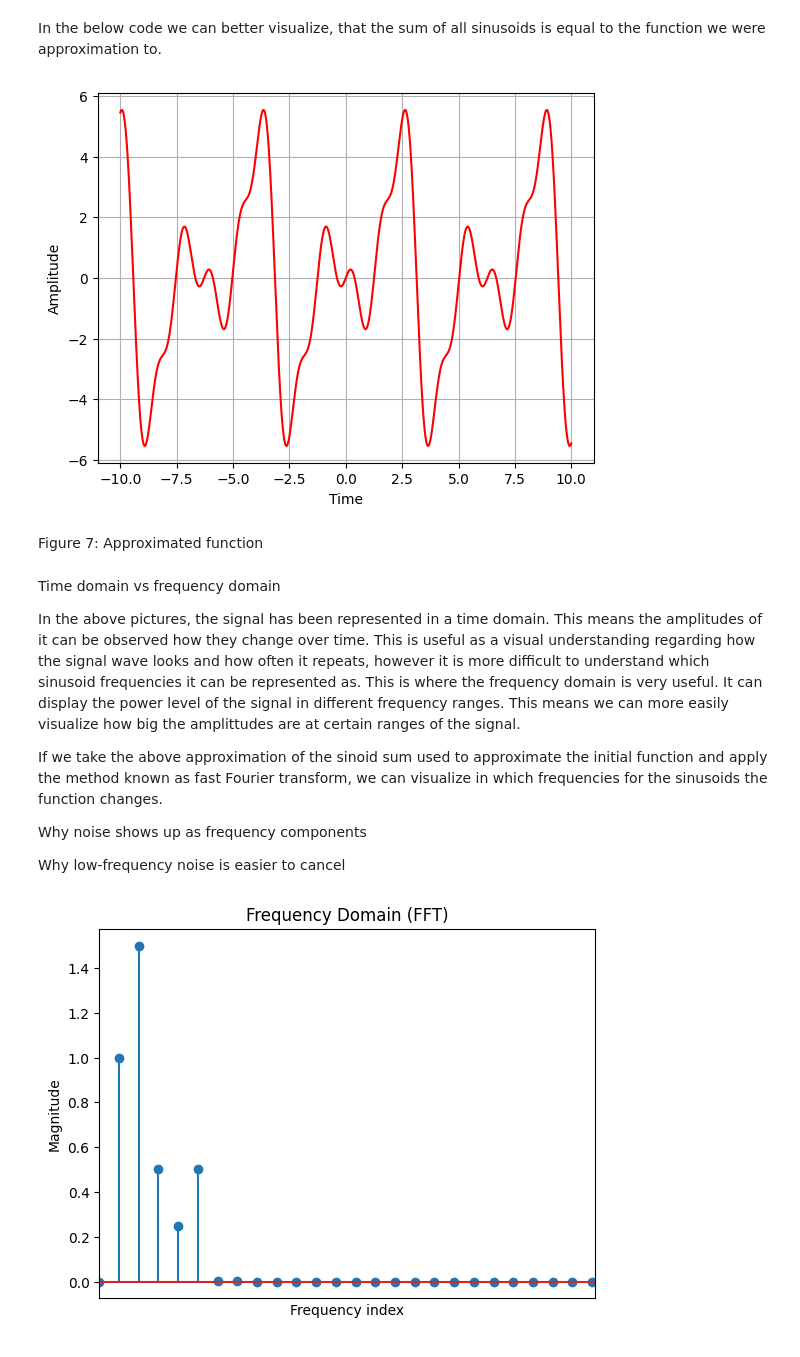
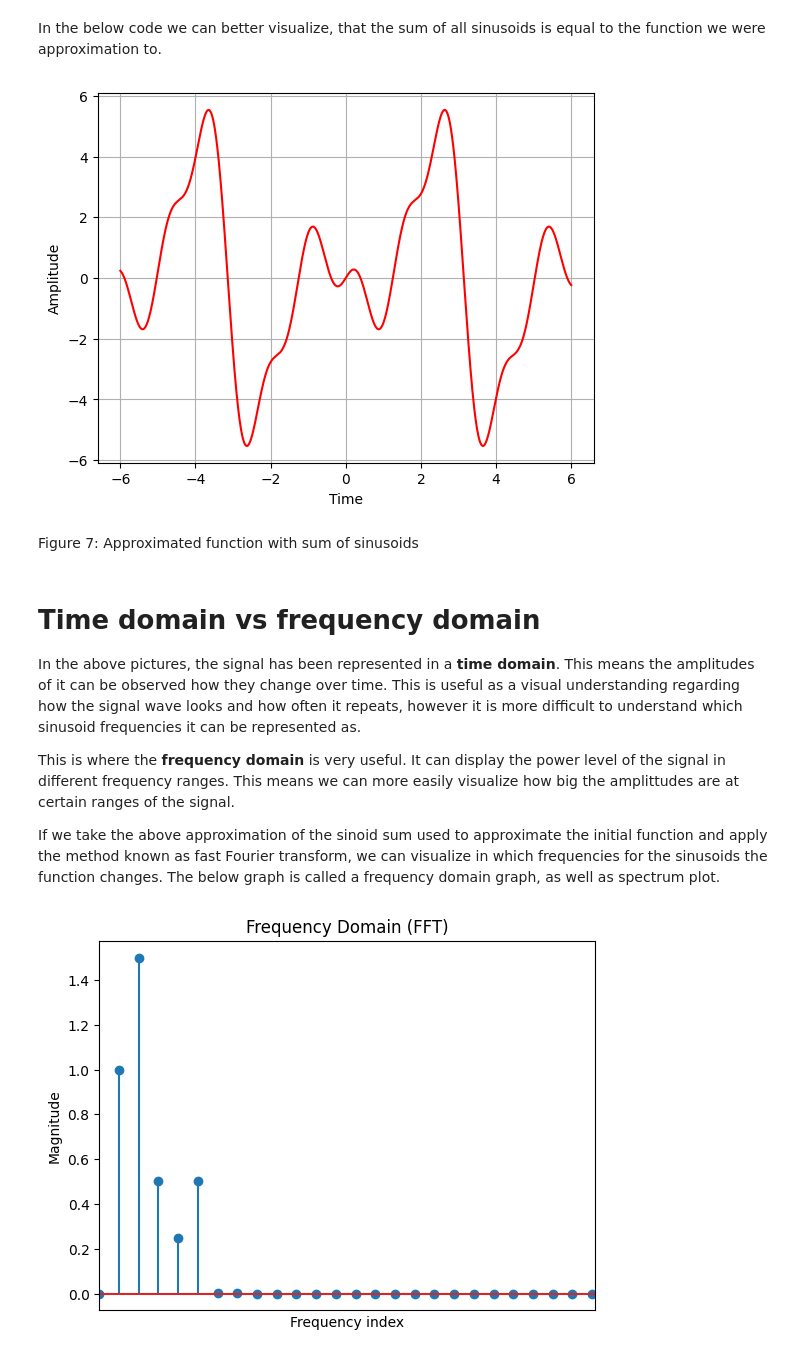
Before and after one commit to stanbesz/fourier_transforms_in_audio_signal_processing, a Jupyter notebook: Fourier_Transform.ipynb, the cells around one changed output. Drawn from its saved outputs; the diff is of its cells as text; code cells hidden in the pictures.

```diff
--- a/Fourier_Transform.ipynb
+++ b/Fourier_Transform.ipynb
@@ -83,30 +83,26 @@ In the below code we can better visualize, that the sum of all sinusoids is equa
 # %%
 def sinosoid_sum(x):
     return 2*np.sin(x)-3*np.sin(2*x)+np.sin(3*x)-np.sin(4*x)/2+np.sin(5*x)
 
-x = np.linspace(-10,10,1000)
+x = np.linspace(-6,6,1000)
 y=sinosoid_sum(x)
 plt.plot(x,y,c="r")
 plt.grid(True,which="both")
 plt.ylabel("Amplitude")
 plt.xlabel("Time")
 plt.show()
 # %% [output]
-[figure, old version]
+[figure, new version]
 # %% [markdown]
-Figure 7: Approximated function
+Figure 7: Approximated function with sum of sinusoids
 # %% [markdown]
-Time domain vs frequency domain
+<h1>Time domain vs frequency domain</h1>
 
-In the above pictures, the signal has been represented in a time domain. This means the amplitudes of it can be observed how they change over time. This is useful as a visual understanding regarding how the signal wave looks and how often it repeats, however it is more difficult to understand which sinusoid frequencies it can be represented as. This is where the frequency domain is very useful. It can display the power level of the signal in different frequency ranges. This means we can more easily visualize how big the amplittudes are at certain ranges of the signal.
+In the above pictures, the signal has been represented in a <b>time domain</b>. This means the amplitudes of it can be observed how they change over time. This is useful as a visual understanding regarding how the signal wave looks and how often it repeats, however it is more difficult to understand which sinusoid frequencies it can be represented as.
 
-If we take the above approximation of the sinoid sum used to approximate the initial function and apply the method known as fast Fourier transform, we can visualize in which frequencies for the sinusoids the function changes.
+This is where the <b>frequency domain</b> is very useful. It can display the power level of the signal in different frequency ranges. This means we can more easily visualize how big the amplittudes are at certain ranges of the signal.
 
-
-
-Why noise shows up as frequency components
-
-Why low-frequency noise is easier to cancel
+If we take the above approximation of the sinoid sum used to approximate the initial function and apply the method known as fast Fourier transform, we can visualize in which frequencies for the sinusoids the function changes. The below graph is called a frequency domain graph, as well as spectrum plot.
 # %%
 # Create x values
 N = 1000
```
Also changed, not shown: parts of 15 cells of this notebook, 3 other files.
